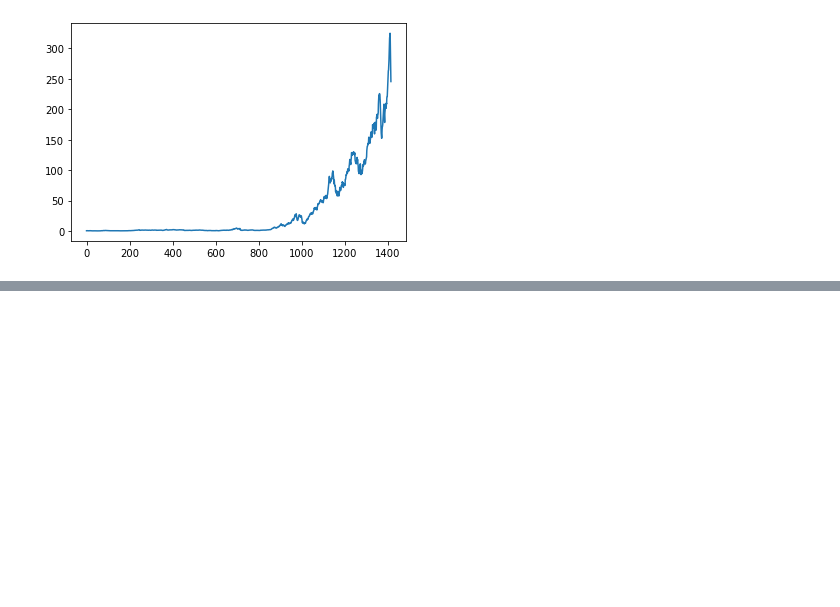
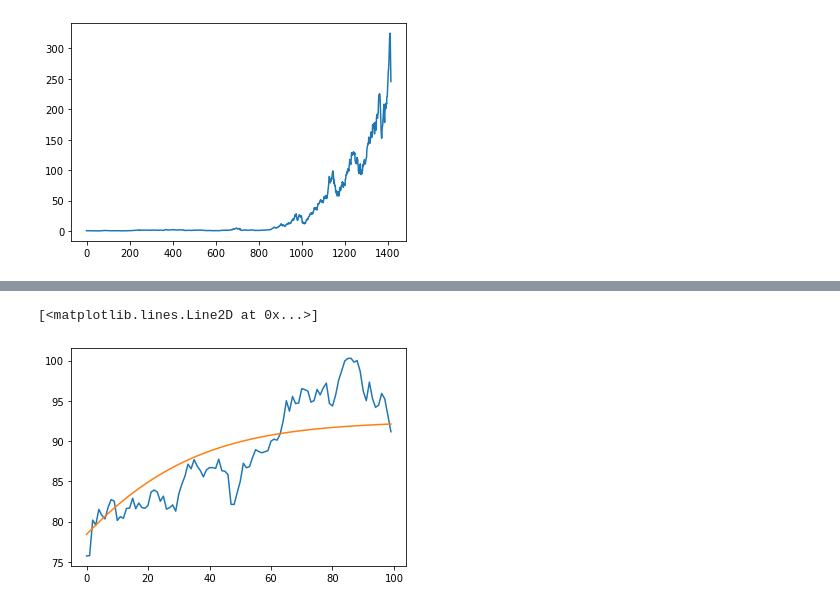
Before and after one commit to callaunchpad/Strategist, a Jupyter notebook: Strategy/LSTM.ipynb, the cells around one changed output, grey strips where cells are left out. Drawn from its saved outputs; the diff is of its cells as text; code cells hidden in the pictures; blank space fills up the shorter version.

```diff
--- a/Strategy/LSTM.ipynb
+++ b/Strategy/LSTM.ipynb
@@ -147,0 +206,7 @@ Test Score: 19.97 RMSE
+# %%
+_range = 100
+plt.plot(testY.reshape(testY.shape[1],)[:_range])
+plt.plot(inversed[:_range])
+# %% [output]
+[<matplotlib.lines.Line2D at 0x...>]
+[figure, added]
```
Also changed, not shown: parts of 6 cells of this notebook.
